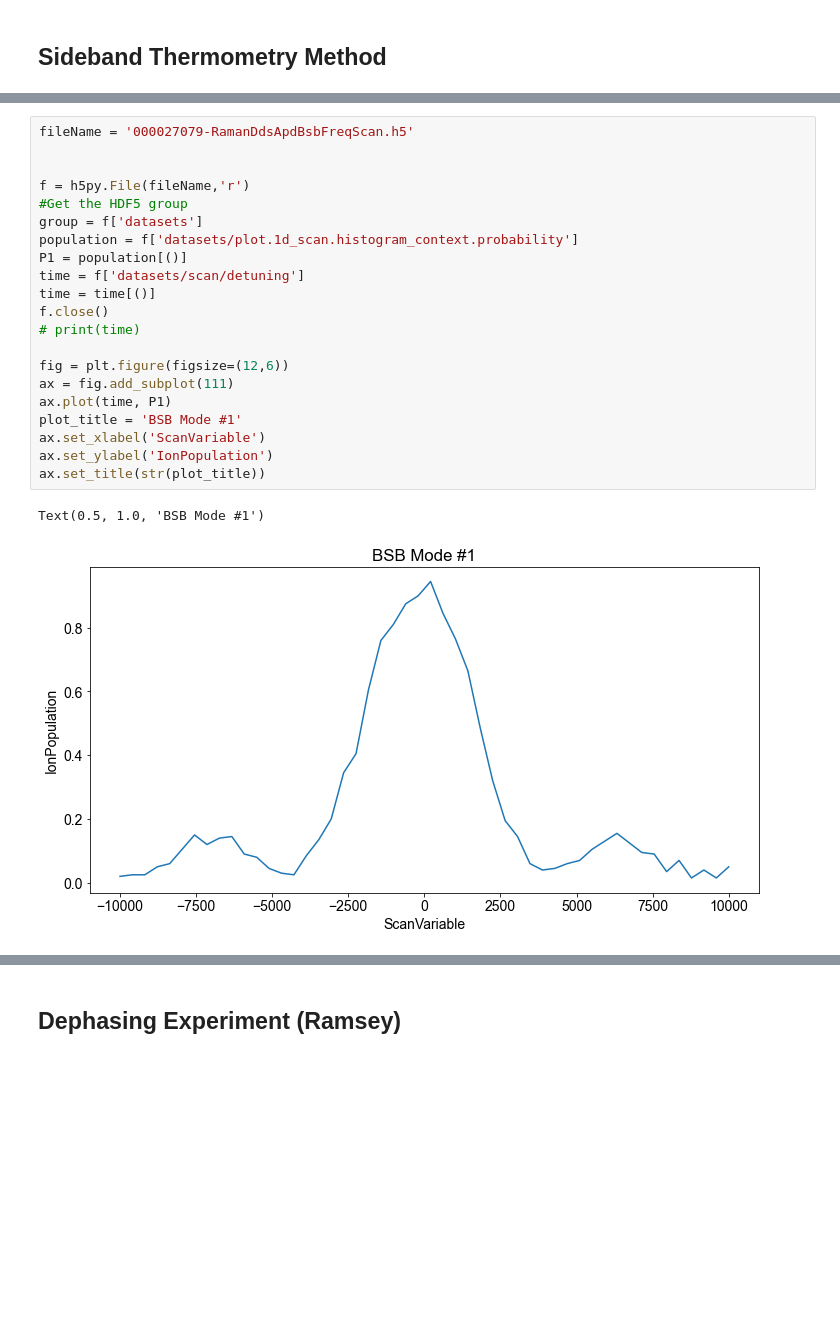
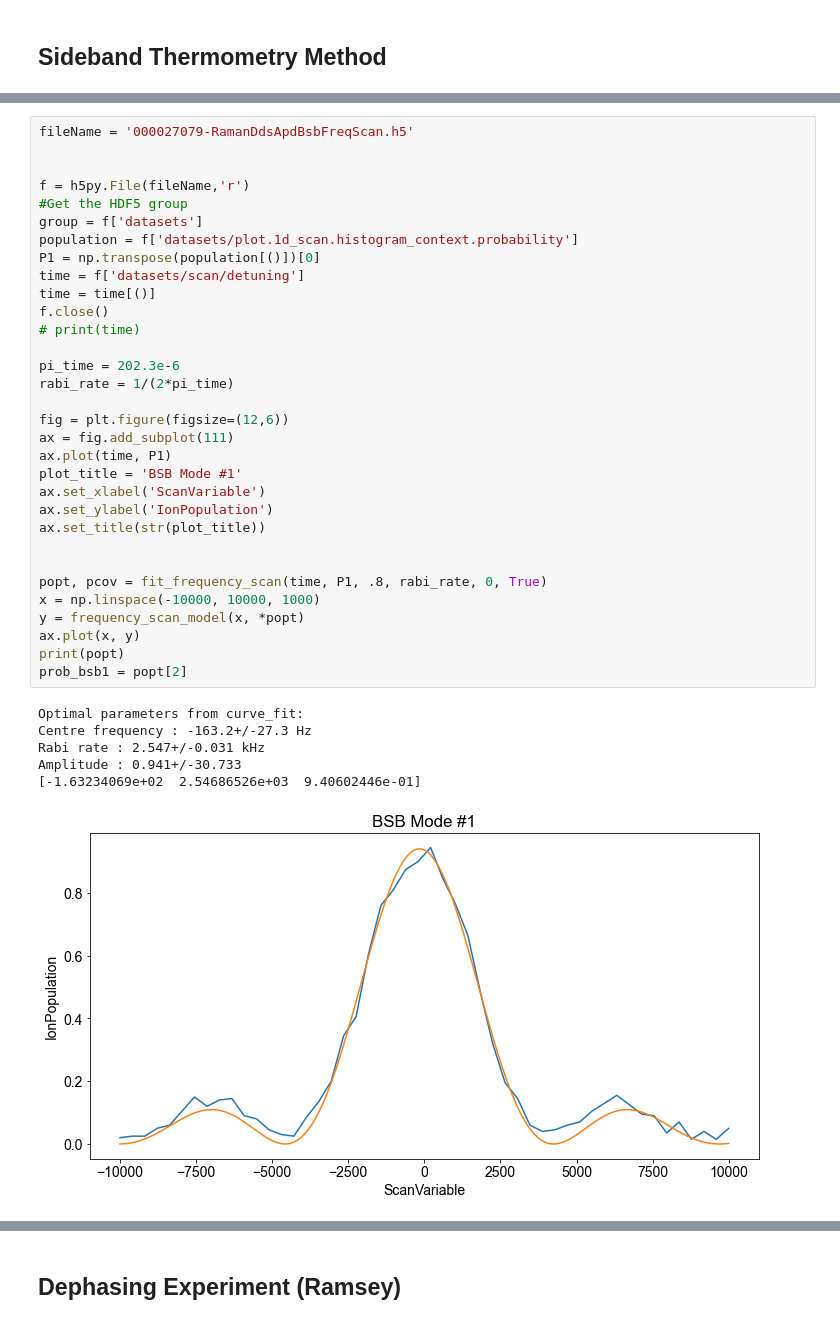
Before and after one commit to maverickmillican/Maverick, a Jupyter notebook: Temperature_Calculations.ipynb, the cells around one changed output, grey strips where cells are left out. Cells and saved outputs as stored; diff of their text form; blank space fills up the shorter version.

```diff
--- a/Temperature_Calculations.ipynb
+++ b/Temperature_Calculations.ipynb
@@ -214,27 +398,42 @@ Text(0.5, 1.0, 'RSB Mode #2')
 # %%
 fileName = '000027079-RamanDdsApdBsbFreqScan.h5'
 
 
 f = h5py.File(fileName,'r')
 #Get the HDF5 group
 group = f['datasets']
 population = f['datasets/plot.1d_scan.histogram_context.probability']
-P1 = population[()]
+P1 = np.transpose(population[()])[0]
 time = f['datasets/scan/detuning']
 time = time[()]
 f.close()
 # print(time)
+
+pi_time = 202.3e-6
+rabi_rate = 1/(2*pi_time)
 
 fig = plt.figure(figsize=(12,6))
 ax = fig.add_subplot(111)
 ax.plot(time, P1)
 plot_title = 'BSB Mode #1'
 ax.set_xlabel('ScanVariable')
 ax.set_ylabel('IonPopulation')
 ax.set_title(str(plot_title))
+
+
+popt, pcov = fit_frequency_scan(time, P1, .8, rabi_rate, 0, True)
+x = np.linspace(-10000, 10000, 1000)
+y = frequency_scan_model(x, *popt)
+ax.plot(x, y)
+print(popt)
+prob_bsb1 = popt[2]
 # %% [output]
-Text(0.5, 1.0, 'BSB Mode #1')
+Optimal parameters from curve_fit:
+Centre frequency : -163.2+/-27.3 Hz
+Rabi rate : 2.547+/-0.031 kHz
+Amplitude : 0.941+/-30.733
+[-1.63234069e+02  2.54686526e+03  9.40602446e-01]
-[figure, old version]
+[figure, new version]
 # %%
 fileName = '000027080-RamanDdsApdBsbFreqScan.h5'
 
```
Also changed, not shown: parts of 24 cells of this notebook, 9 other files.
